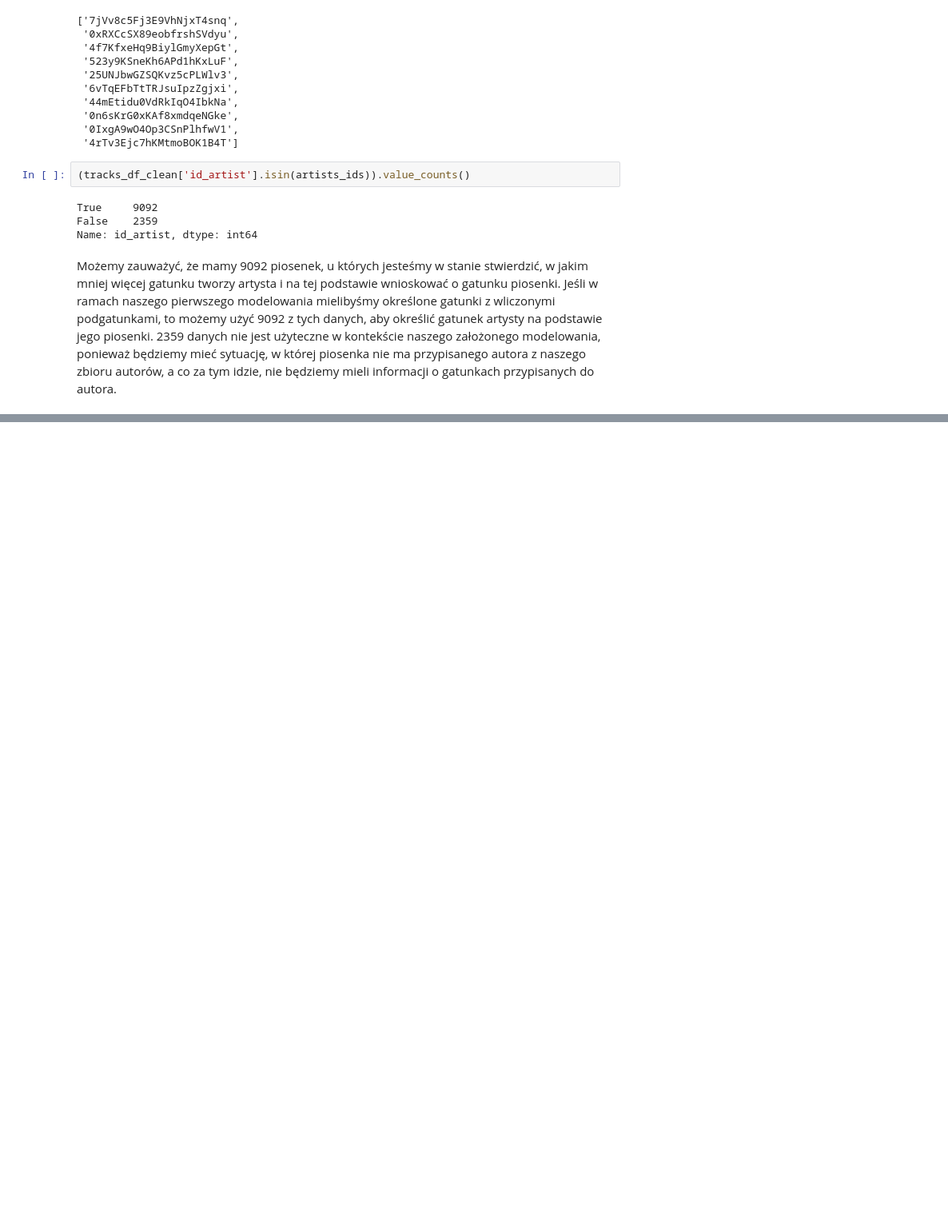
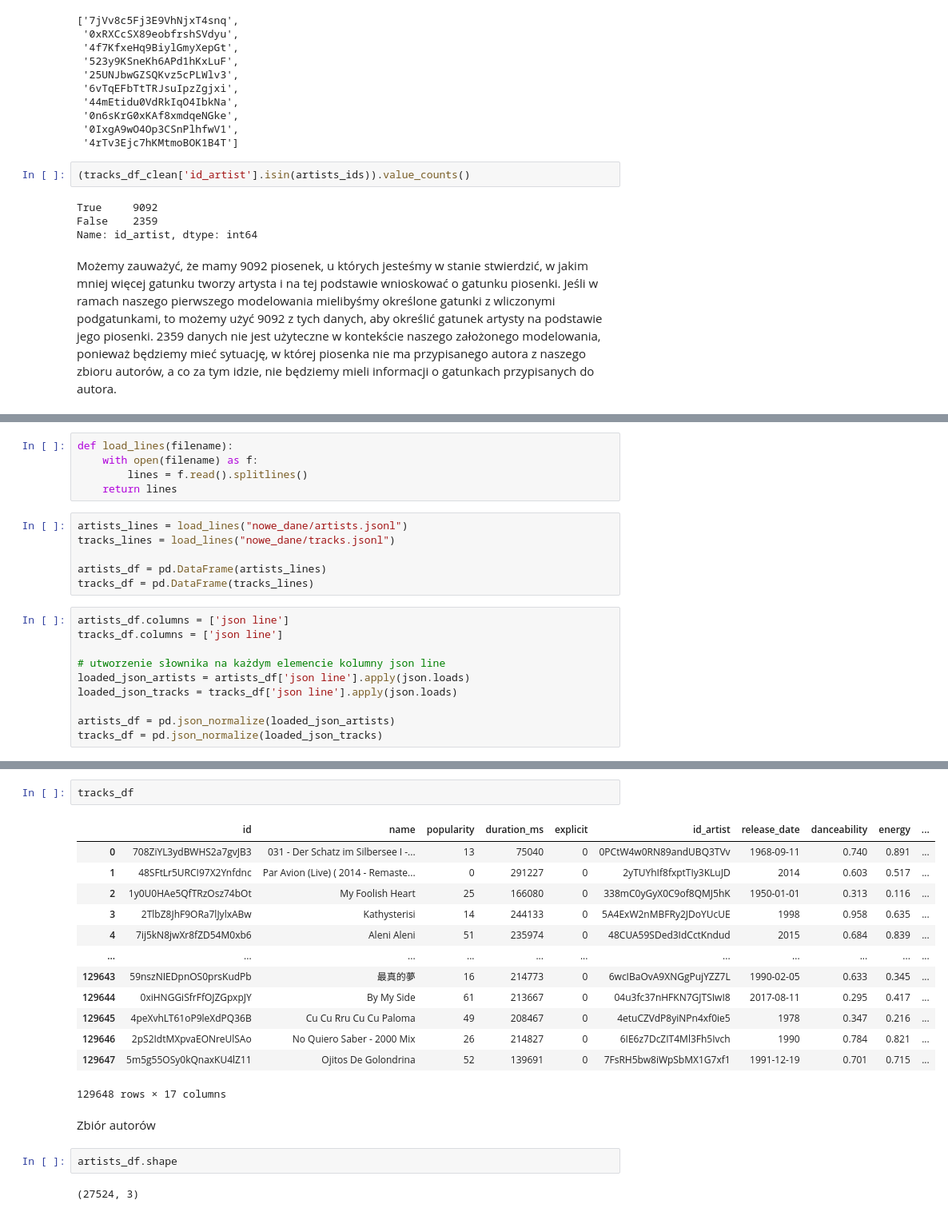
Before and after one commit to zxcvwrs/spotify-songs-ML, a Jupyter notebook: analiza_danych.ipynb, the cells around one changed output, grey strips where cells are left out. Shown: that part at 80% size. Drawn from its saved outputs; the diff is of its cells as text; blank space fills up the shorter version.

```diff
--- a/analiza_danych.ipynb
+++ b/analiza_danych.ipynb
@@ -719,0 +738,21 @@ Możemy zauważyć, że mamy 9092 piosenek, u których jesteśmy w stanie stwier
+# %%
+def load_lines(filename):
+    with open(filename) as f:
+        lines = f.read().splitlines()
+    return lines
+# %%
+artists_lines = load_lines("nowe_dane/artists.jsonl")
+tracks_lines = load_lines("nowe_dane/tracks.jsonl")
+
+artists_df = pd.DataFrame(artists_lines)
+tracks_df = pd.DataFrame(tracks_lines)
+# %%
+artists_df.columns = ['json line']
+tracks_df.columns = ['json line']
+
+# utworzenie słownika na każdym elemencie kolumny json line
+loaded_json_artists = artists_df['json line'].apply(json.loads)
+loaded_json_tracks = tracks_df['json line'].apply(json.loads)
+
+artists_df = pd.json_normalize(loaded_json_artists)
+tracks_df = pd.json_normalize(loaded_json_tracks)
@@ -719,0 +775,22 @@ Możemy zauważyć, że mamy 9092 piosenek, u których jesteśmy w stanie stwier
+# %%
+tracks_df
+# %% [output]
+|  | id | name | popularity | duration_ms | explicit | id_artist | release_date | danceability | energy | ... |
+| 0 | 708ZiYL3ydBWHS2a7gvJB3 | 031 - Der Schatz im Silbersee I -... | 13 | 75040 | 0 | 0PCtW4w0RN89andUBQ3TVv | 1968-09-11 | 0.740 | 0.891 | ... |
+| 1 | 48SFtLr5URCI97X2Ynfdnc | Par Avion (Live) ( 2014 - Remaste... | 0 | 291227 | 0 | 2yTUYhIf8fxptTIy3KLuJD | 2014 | 0.603 | 0.517 | ... |
+| 2 | 1y0U0HAe5QfTRzOsz74bOt | My Foolish Heart | 25 | 166080 | 0 | 338mC0yGyX0C9of8QMJ5hK | 1950-01-01 | 0.313 | 0.116 | ... |
+| 3 | 2TlbZ8JhF9ORa7lJylxABw | Kathysterisi | 14 | 244133 | 0 | 5A4ExW2nMBFRy2JDoYUcUE | 1998 | 0.958 | 0.635 | ... |
+| 4 | 7ij5kN8jwXr8fZD54M0xb6 | Aleni Aleni | 51 | 235974 | 0 | 48CUA59SDed3IdCctKndud | 2015 | 0.684 | 0.839 | ... |
+| ... | ... | ... | ... | ... | ... | ... | ... | ... | ... | ... |
+| 129643 | 59nszNIEDpnOS0prsKudPb | 最真的夢 | 16 | 214773 | 0 | 6wcIBaOvA9XNGgPujYZZ7L | 1990-02-05 | 0.633 | 0.345 | ... |
+| 129644 | 0xiHNGGiSfrFfOJZGpxpJY | By My Side | 61 | 213667 | 0 | 04u3fc37nHFKN7GJTSIwI8 | 2017-08-11 | 0.295 | 0.417 | ... |
+| 129645 | 4peXvhLT61oP9leXdPQ36B | Cu Cu Rru Cu Cu Paloma | 49 | 208467 | 0 | 4etuCZVdP8yiNPn4xf0ie5 | 1978 | 0.347 | 0.216 | ... |
+| 129646 | 2pS2IdtMXpvaEONreUlSAo | No Quiero Saber - 2000 Mix | 26 | 214827 | 0 | 6IE6z7DcZIT4Ml3Fh5Ivch | 1990 | 0.784 | 0.821 | ... |
+| 129647 | 5m5g55OSy0kQnaxKU4lZ11 | Ojitos De Golondrina | 52 | 139691 | 0 | 7FsRH5bw8iWpSbMX1G7xf1 | 1991-12-19 | 0.701 | 0.715 | ... |
+129648 rows × 17 columns
+# %% [markdown]
+Zbiór autorów
+# %%
+artists_df.shape
+# %% [output]
+(27524, 3)
```
Also changed, not shown: parts of 39 cells of this notebook, 15 other files.
